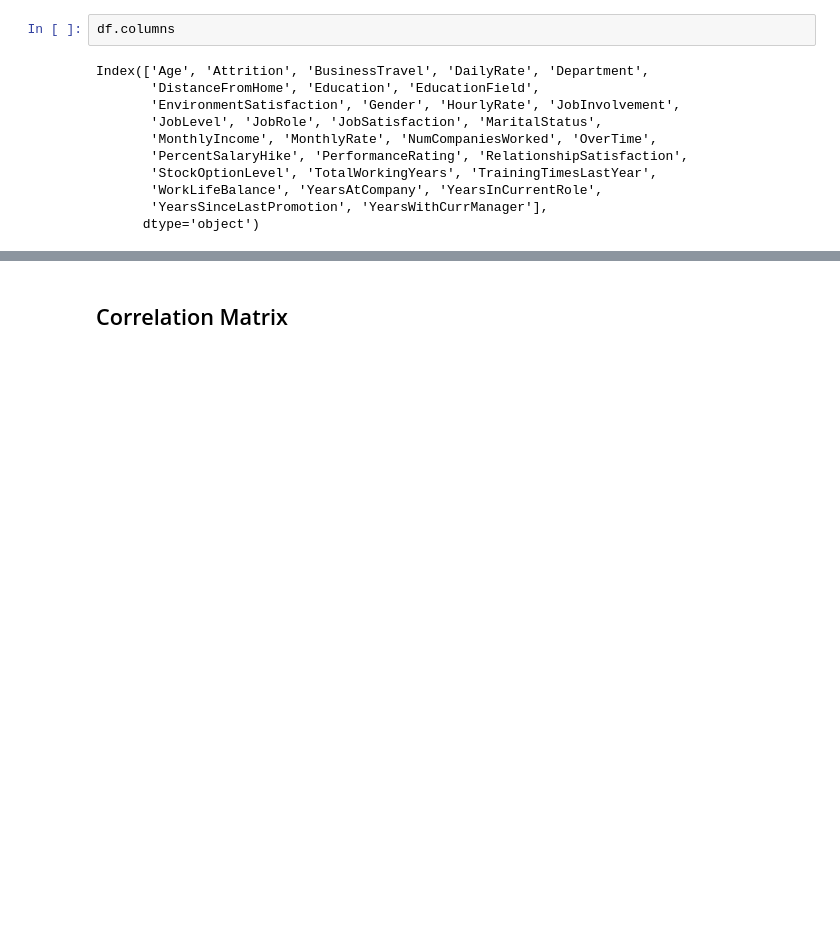
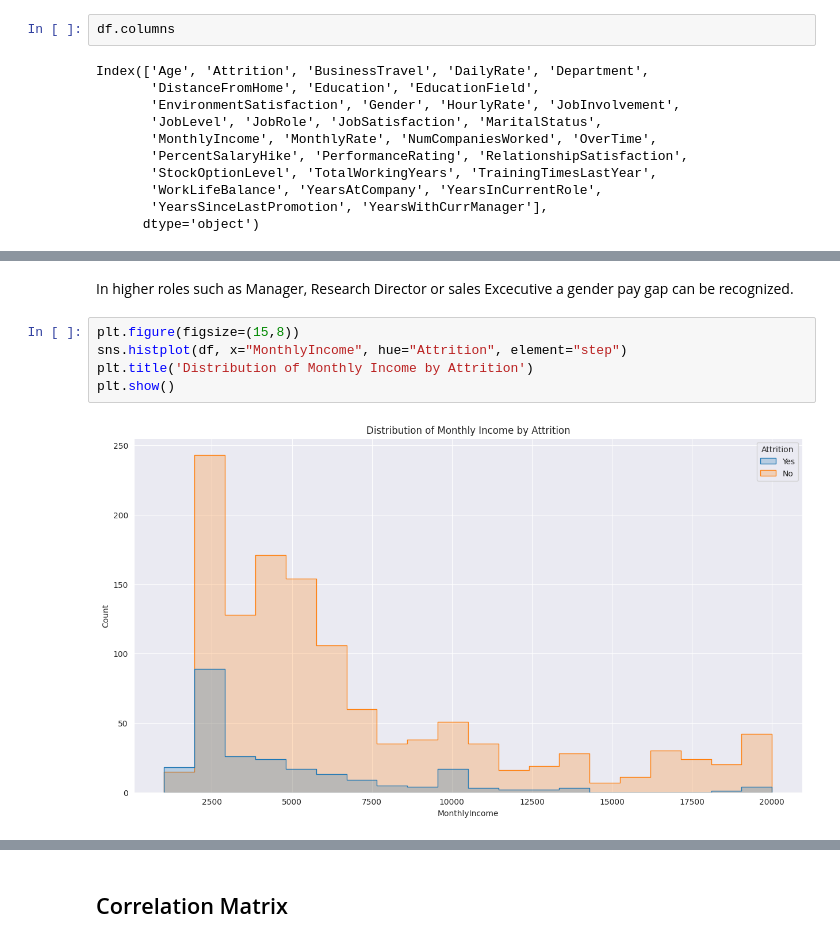
Before and after one commit to vincm1/employee_attrition, a Jupyter notebook: predicting-employee-attrition-ibm-dataset.ipynb, the cells around one changed output, grey strips where cells are left out. Cells and saved outputs as stored; diff of their text form; blank space fills up the shorter version.

```diff
--- a/predicting-employee-attrition-ibm-dataset.ipynb
+++ b/predicting-employee-attrition-ibm-dataset.ipynb
@@ -316,0 +328,9 @@ array(['Life Sciences', 'Other', 'Medical', 'Marketing',
+# %% [markdown]
+In higher roles such as Manager, Research Director or sales Excecutive a gender pay gap can be recognized.
+# %%
+plt.figure(figsize=(15,8))
+sns.histplot(df, x="MonthlyIncome", hue="Attrition", element="step")
+plt.title('Distribution of Monthly Income by Attrition')
+plt.show()
+# %% [output]
+[figure, added]
```
Also changed, not shown: parts of 32 cells of this notebook.
